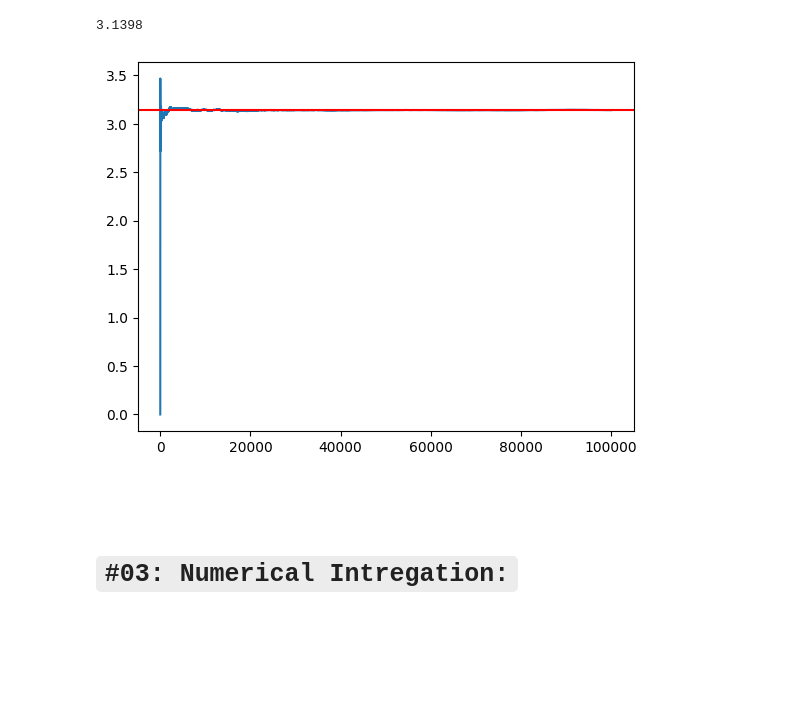
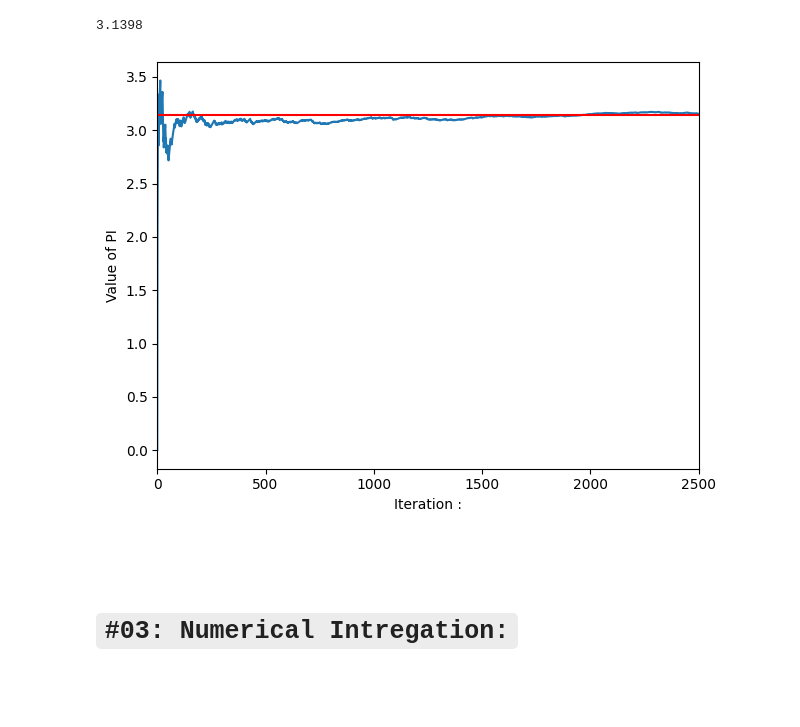
Before and after one commit to yasin-arafat-05/python-academic, a Jupyter notebook: simulation_modeling/01_monte_carlo.ipynb, the cells around one changed output. Saved outputs shown, nothing was run; the diff lists cells and outputs as text; code cells hidden in the pictures; blank space fills up the shorter version.

```diff
--- a/simulation_modeling/01_monte_carlo.ipynb
+++ b/simulation_modeling/01_monte_carlo.ipynb
@@ -117,12 +117,17 @@ value
 # %% [output]
 3.1398
 # %%
+
 
 plt.plot(val)
 plt.axhline(y=np.pi,color="red")
+plt.xlabel("Iteration :")
+plt.ylabel("Value of PI")
+plt.xlim(0,2500)
+plt.tight_layout()
 plt.show()
 # %% [output]
-[figure, old version]
+[figure, new version]
 # %% [markdown]
 <br>
 <br>
```
